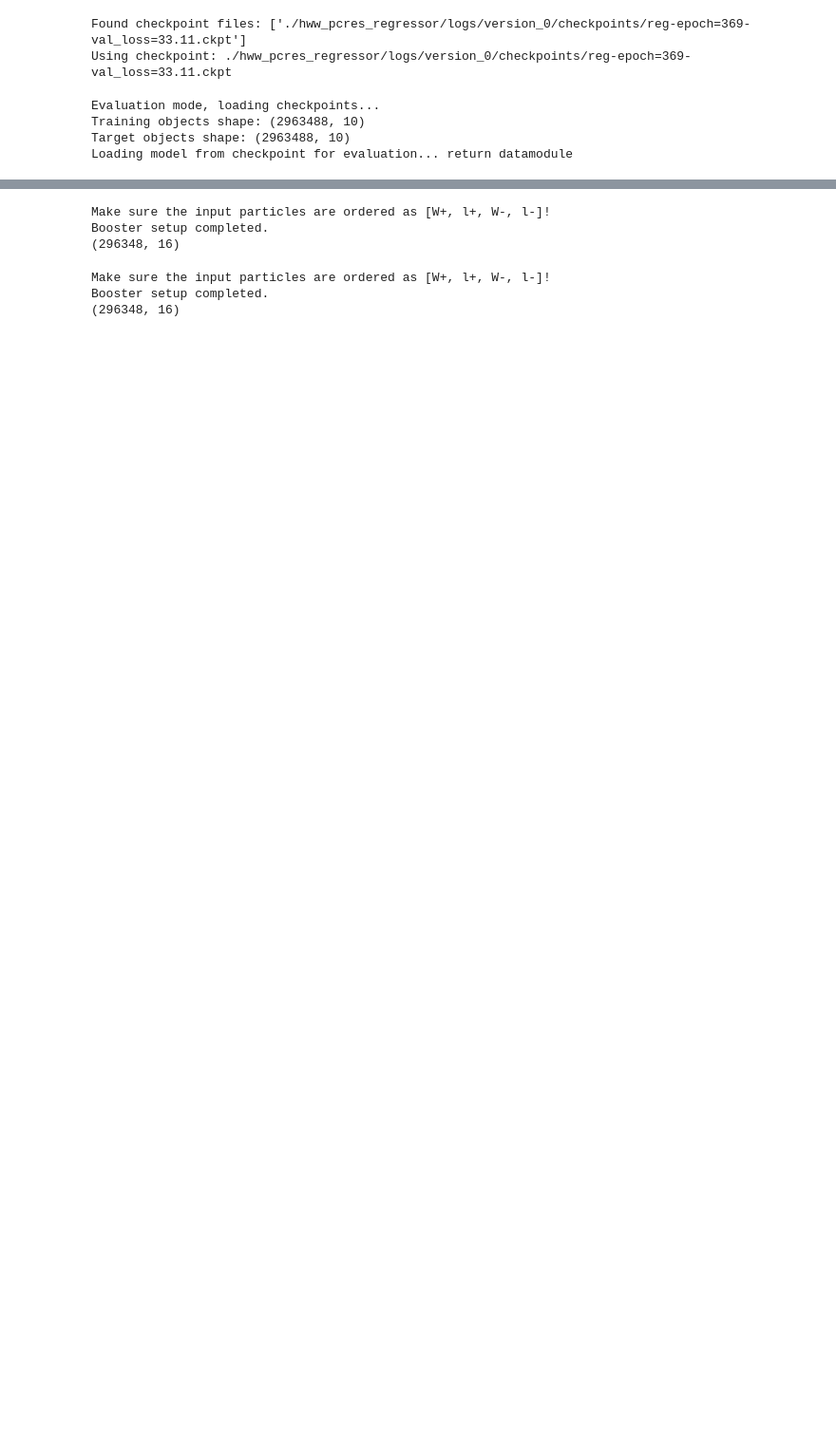
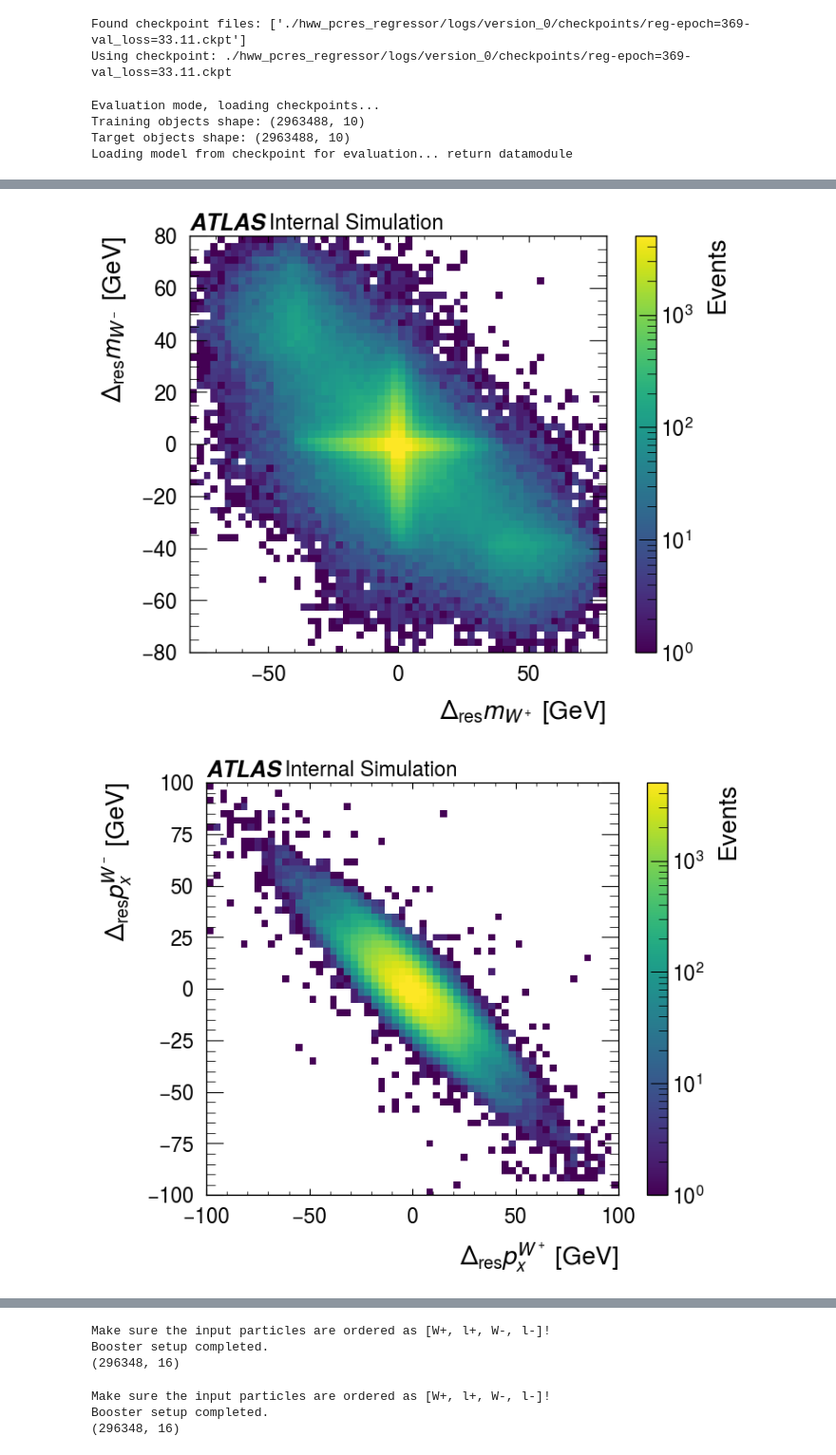
Before and after one commit to yygarypeng/ww-pcres, a Jupyter notebook: visualize.ipynb, the cells around one changed output, grey strips where cells are left out. Shown at 95% size. Cells and saved outputs as stored; diff of their text form; code cells hidden in the pictures; blank space fills up the shorter version.

```diff
--- a/visualize.ipynb
+++ b/visualize.ipynb
@@ -174 +182,39 @@ plot_2d_hist(np.sqrt(pred_w1_mass_2), np.sqrt(true_w1_mass_2), name=r"$m_{W^-}$"
 [figure]
+# %%
+def plot_2d_res_hist(pred, truth, name_pos, name_neg, bins_edges=np.linspace(-200, 200, 61), log=False, unit="GeV", color="black", vmax=5e3, savepath=None):
+    if log:
+        norm = LogNorm(vmin=1, vmax=vmax)
+        plt.hist2d(pred, truth, bins=[bins_edges, bins_edges], cmap="viridis", norm=norm)
+    else:
+        plt.hist2d(pred, truth, bins=[bins_edges, bins_edges], cmap="viridis", vmin=1, vmax=vmax)
+    plt.xlabel(rf"$\Delta_\text{{res}}${name_pos} [{unit}]")
+    plt.ylabel(rf"$\Delta_\text{{res}}${name_neg} [{unit}]")
+    # plt.title(rf"{title}", loc="right")
+    txt = hep.atlas.label("Internal Simulation", data=True, loc=0, rlabel="")
+    txt[0].set_color(color)
+    txt[1].set_color(color)
+    plt.tick_params(axis="both", which="major", pad=10)
+    plt.colorbar(label="Events")
+    plt.gca().set_aspect("equal", adjustable="box")  # Make plot square
+    if savepath is not None:
+        plt.savefig(savepath, bbox_inches="tight")
+    plt.show()
+# %%
+w0_mass_res = np.sqrt(pred_w0_mass_2) - np.sqrt(true_w0_mass_2)
+w1_res = np.sqrt(pred_w1_mass_2) - np.sqrt(true_w1_mass_2)
+plot_2d_res_hist(w0_mass_res, w1_res, name_pos=r"$m_{W^+}$", name_neg=r"$m_{W^-}$", bins_edges=np.linspace(-80, 80, 61), log=True, unit="GeV", color="black", vmax=5e3, savepath="./figures/mass_res_2d.pdf")
+
+w0_px_res = pred_w0_px - true_w0_px
+w1_px_res = pred_w1_px - true_w1_px
+plot_2d_res_hist(w0_px_res, w1_px_res, name_pos=r"$p_x^{W^+}$", name_neg=r"$p_x^{W^-}$", bins_edges=np.linspace(-100, 100, 61), log=True, unit="GeV", color="black", vmax=5e3, savepath="./figures/px_res_2d.pdf")
+
+w0_pz_res = pred_w0_pz - true_w0_pz
+w1_pz_res = pred_w1_pz - true_w1_pz
+plot_2d_res_hist(w0_pz_res, w1_pz_res, name_pos=r"$p_z^{W^+}$", name_neg=r"$p_z^{W^-}$", bins_edges=np.linspace(-800, 800, 61), log=True, unit="GeV", color="black", vmax=5e3, savepath="./figures/pz_res_2d.pdf")
+
+w0_energy_res = pred_w0_energy - true_w0_energy
+w1_energy_res = pred_w1_energy - true_w1_energy
+plot_2d_res_hist(w0_energy_res, w1_energy_res, name_pos=r"$E^{W^+}$", name_neg=r"$E^{W^-}$", bins_edges=np.linspace(-1000, 500, 61), log=True, unit="GeV", color="black", vmax=5e3, savepath="./figures/energy_res_2d.pdf")
+# %% [output]
+[figure, added]
+[figure, added]
```
Also changed, not shown: parts of 14 cells of this notebook, 36 other files.
